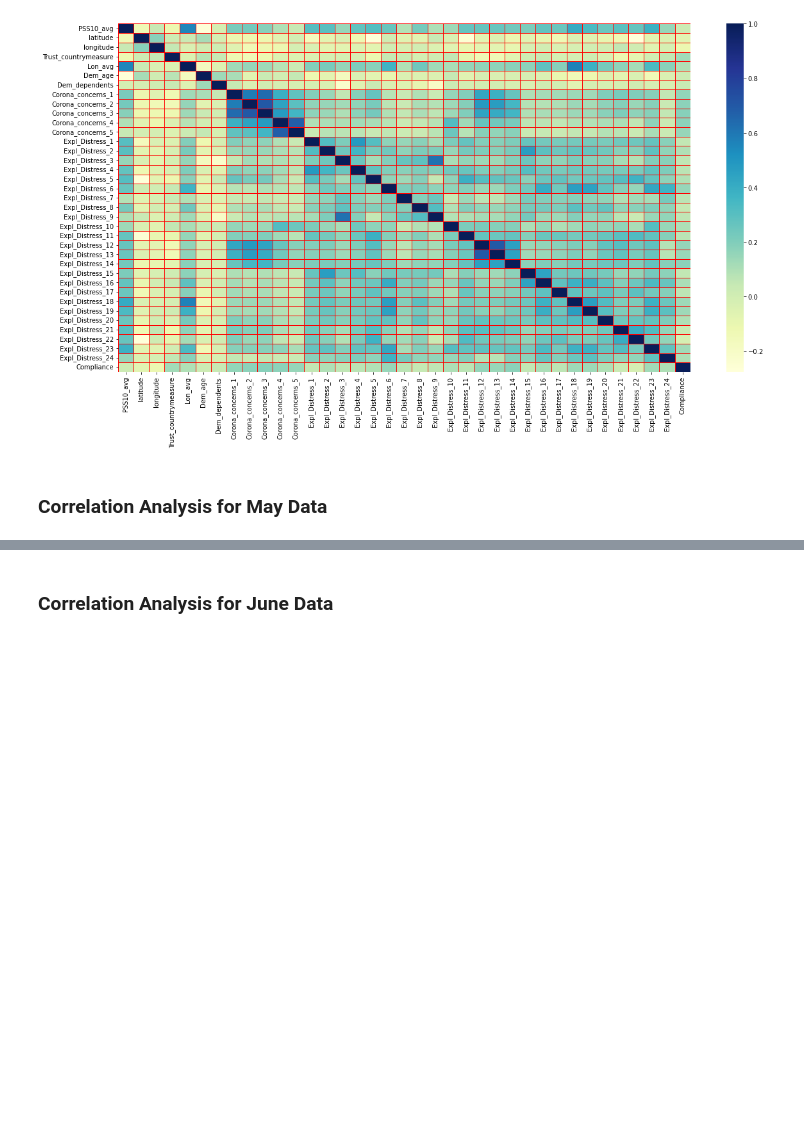
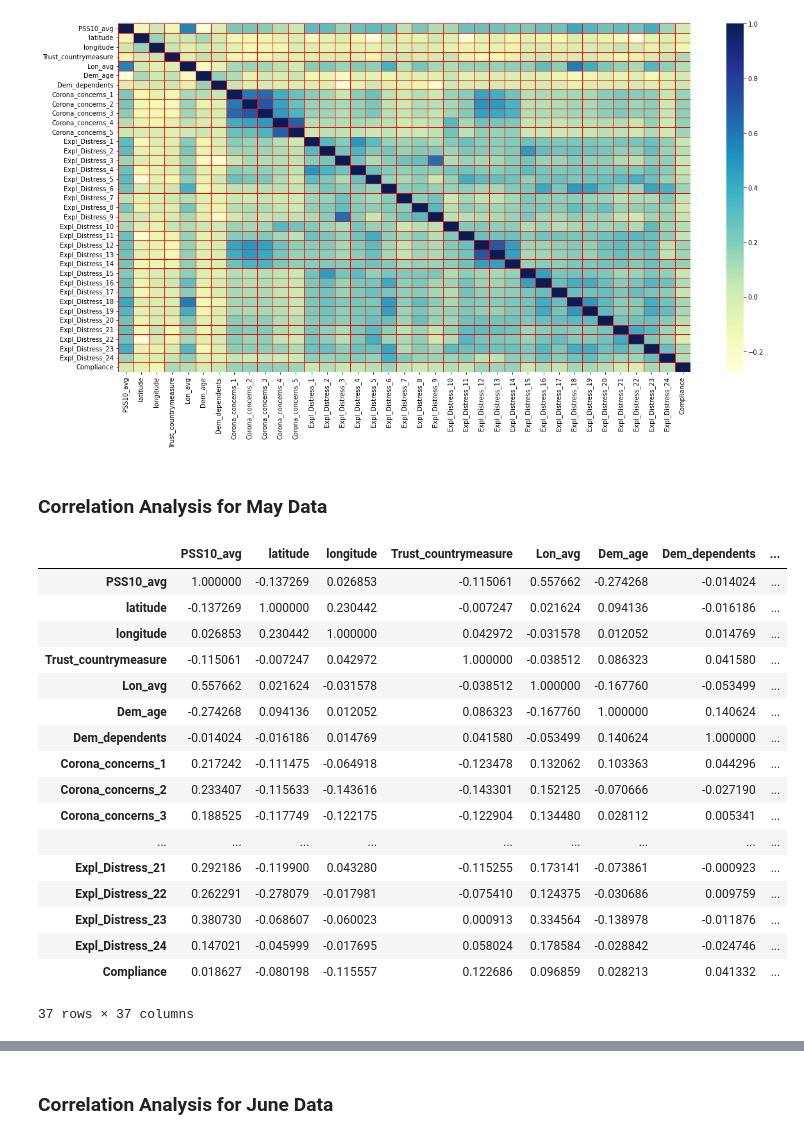
Before and after one commit to Shaashwat05/pandemic_handling_and_impact, a Jupyter notebook: EDA.ipynb, the cells around one changed output, grey strips where cells are left out. Drawn from its saved outputs; the diff is of its cells as text; code cells hidden in the pictures; blank space fills up the shorter version.

```diff
--- a/EDA.ipynb
+++ b/EDA.ipynb
@@ -28,6 +49,27 @@ sns.heatmap(df_apr.corr('pearson'), cmap='YlGnBu', linecolor='r', linewidths=0.5
 ### Correlation Analysis for May Data
 # %%
 df_may = pd.read_csv('COVIDiSTRESS_May_30.csv')
+# %%
+df_may.corr()
+# %% [output]
+|  | PSS10_avg | latitude | longitude | Trust_countrymeasure | Lon_avg | Dem_age | Dem_dependents | ... |
+| PSS10_avg | 1.000000 | -0.137269 | 0.026853 | -0.115061 | 0.557662 | -0.274268 | -0.014024 | ... |
+| latitude | -0.137269 | 1.000000 | 0.230442 | -0.007247 | 0.021624 | 0.094136 | -0.016186 | ... |
+| longitude | 0.026853 | 0.230442 | 1.000000 | 0.042972 | -0.031578 | 0.012052 | 0.014769 | ... |
+| Trust_countrymeasure | -0.115061 | -0.007247 | 0.042972 | 1.000000 | -0.038512 | 0.086323 | 0.041580 | ... |
+| Lon_avg | 0.557662 | 0.021624 | -0.031578 | -0.038512 | 1.000000 | -0.167760 | -0.053499 | ... |
+| Dem_age | -0.274268 | 0.094136 | 0.012052 | 0.086323 | -0.167760 | 1.000000 | 0.140624 | ... |
+| Dem_dependents | -0.014024 | -0.016186 | 0.014769 | 0.041580 | -0.053499 | 0.140624 | 1.000000 | ... |
+| Corona_concerns_1 | 0.217242 | -0.111475 | -0.064918 | -0.123478 | 0.132062 | 0.103363 | 0.044296 | ... |
+| Corona_concerns_2 | 0.233407 | -0.115633 | -0.143616 | -0.143301 | 0.152125 | -0.070666 | -0.027190 | ... |
+| Corona_concerns_3 | 0.188525 | -0.117749 | -0.122175 | -0.122904 | 0.134480 | 0.028112 | 0.005341 | ... |
+| ... | ... | ... | ... | ... | ... | ... | ... | ... |
+| Expl_Distress_21 | 0.292186 | -0.119900 | 0.043280 | -0.115255 | 0.173141 | -0.073861 | -0.000923 | ... |
+| Expl_Distress_22 | 0.262291 | -0.278079 | -0.017981 | -0.075410 | 0.124375 | -0.030686 | 0.009759 | ... |
+| Expl_Distress_23 | 0.380730 | -0.068607 | -0.060023 | 0.000913 | 0.334564 | -0.138978 | -0.011876 | ... |
+| Expl_Distress_24 | 0.147021 | -0.045999 | -0.017695 | 0.058024 | 0.178584 | -0.028842 | -0.024746 | ... |
+| Compliance | 0.018627 | -0.080198 | -0.115557 | 0.122686 | 0.096859 | 0.028213 | 0.041332 | ... |
+37 rows × 37 columns
 # %%
 fig, ax = plt.subplots()
 fig.set_size_inches([20,10])
```
Also changed, not shown: parts of 14 cells of this notebook.
